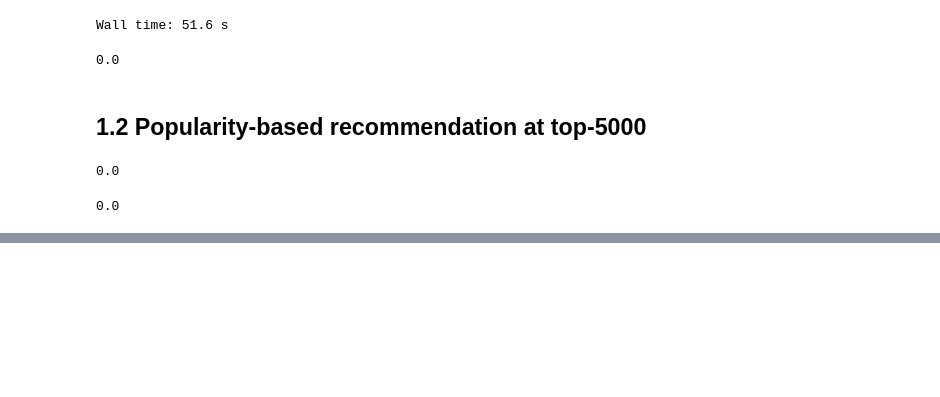
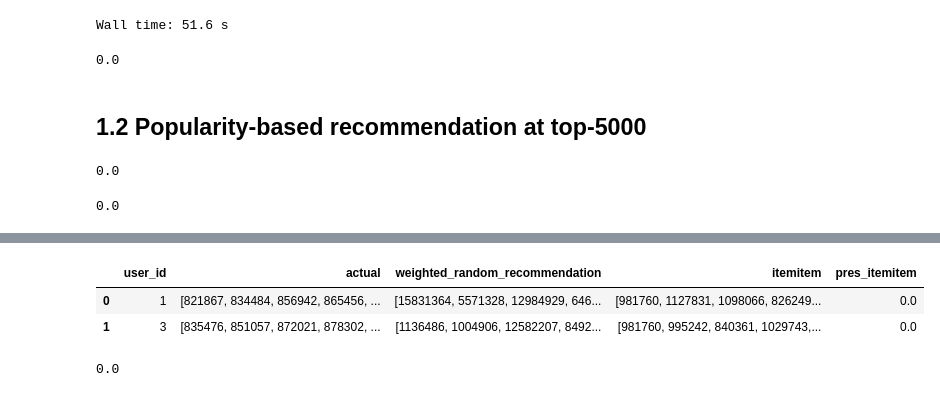
Before and after one commit to annulet/Recommender-systems, a Jupyter notebook: hw_webinar_2.ipynb, the cells around one changed output, grey strips where cells are left out. Saved outputs shown, nothing was run; the diff lists cells and outputs as text; code cells hidden in the pictures; blank space fills up the shorter version.

```diff
--- a/hw_webinar_2.ipynb
+++ b/hw_webinar_2.ipynb
@@ -206,0 +220,32 @@ result_new['pres_pr_500'].mean()
+# %%
+user_item_matrix[user_item_matrix > 0] = 1 # так как в итоге хотим предсказать
+user_item_matrix = user_item_matrix.astype(float) # необходимый тип матрицы для implicit
+
+# переведем в формат saprse matrix
+sparse_user_item = csr_matrix(user_item_matrix).tocsr()
+# %%
+userids = user_item_matrix.index.values
+itemids = user_item_matrix.columns.values
+
+matrix_userids = np.arange(len(userids))
+matrix_itemids = np.arange(len(itemids))
+
+id_to_itemid = dict(zip(matrix_itemids, itemids))
+id_to_userid = dict(zip(matrix_userids, userids))
+
+itemid_to_id = dict(zip(itemids, matrix_itemids))
+userid_to_id = dict(zip(userids, matrix_userids))
+# %%
+%%time
+
+model = ItemItemRecommender(K=50, num_threads=4) # K - кол-во билжайших соседей
+
+model.fit(csr_matrix(user_item_matrix).T.tocsr(),  # На вход item-user matrix
+          show_progress=True)
+
+recs = model.recommend(userid=userid_to_id[2],  # userid - id от 0 до N
+                        user_items=csr_matrix(user_item_matrix).tocsr(),   # на вход user-item matrix
+                        N=5, # кол-во рекомендаций
+                        filter_already_liked_items=True,
+                        filter_items=top_5000,
+                        recalculate_user=True)
@@ -206,0 +254,11 @@ result_new['pres_pr_500'].mean()
+# %%
+%%time
+
+result['itemitem'] = result['user_id'].\
+    apply(lambda x: [id_to_itemid[rec[0]] for rec in
+                    model.recommend(userid=userid_to_id[x],
+                                    user_items=sparse_user_item,   # на вход user-item matrix
+                                    N=5,
+                                    filter_already_liked_items=True,
+                                    filter_items=None,
+                                    recalculate_user=True)])
@@ -206,0 +267,6 @@ result_new['pres_pr_500'].mean()
+# %%
+result.head(2)
+# %% [output]
+|  | user_id | actual | weighted_random_recommendation | itemitem | pres_itemitem |
+| 0 | 1 | [821867, 834484, 856942, 865456, ... | [15831364, 5571328, 12984929, 646... | [981760, 1127831, 1098066, 826249... | 0.0 |
+| 1 | 3 | [835476, 851057, 872021, 878302, ... | [1136486, 1004906, 12582207, 8492... | [981760, 995242, 840361, 1029743,... | 0.0 |
@@ -206,0 +277,4 @@ result_new['pres_pr_500'].mean()
+# %%
+result['pres_itemitem'].mean()
+# %% [output]
+0.0
```
Also changed, not shown: parts of 5 cells of this notebook.
